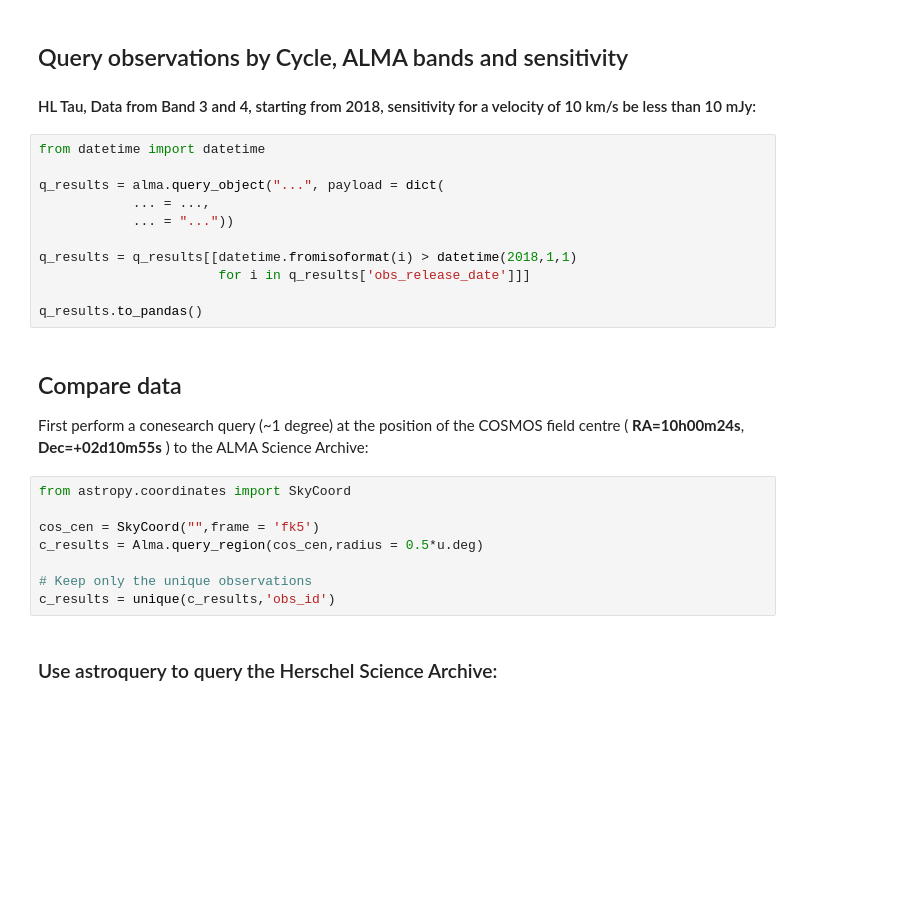
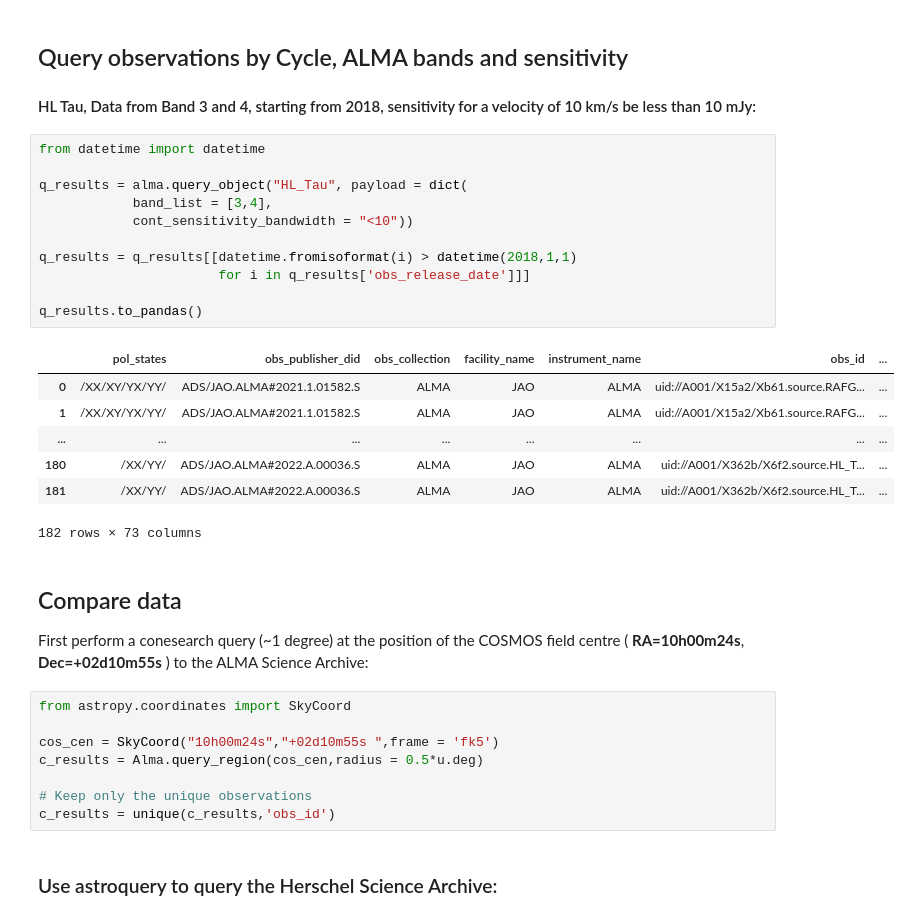
Before and after one commit to MTeasdale01/MTeasdale01, a Jupyter notebook: Query_tutorial_PPD.ipynb, the cells around one changed output. Cells and saved outputs as stored; diff of their text form; blank space fills up the shorter version.

```diff
--- a/Query_tutorial_PPD.ipynb
+++ b/Query_tutorial_PPD.ipynb
@@ -522,21 +621,29 @@ q_results['...'].data.data
 # %%
 from datetime import datetime
 
-q_results = alma.query_object("...", payload = dict(
-            ... = ...,
-            ... = "..."))
+q_results = alma.query_object("HL_Tau", payload = dict(
+            band_list = [3,4],
+            cont_sensitivity_bandwidth = "<10"))
 
 q_results = q_results[[datetime.fromisoformat(i) > datetime(2018,1,1)
                        for i in q_results['obs_release_date']]]
 
 q_results.to_pandas()
+# %% [output]
+|  | pol_states | obs_publisher_did | obs_collection | facility_name | instrument_name | obs_id | ... |
+| 0 | /XX/XY/YX/YY/ | ADS/JAO.ALMA#2021.1.01582.S | ALMA | JAO | ALMA | uid://A001/X15a2/Xb61.source.RAFG... | ... |
+| 1 | /XX/XY/YX/YY/ | ADS/JAO.ALMA#2021.1.01582.S | ALMA | JAO | ALMA | uid://A001/X15a2/Xb61.source.RAFG... | ... |
+| ... | ... | ... | ... | ... | ... | ... | ... |
+| 180 | /XX/YY/ | ADS/JAO.ALMA#2022.A.00036.S | ALMA | JAO | ALMA | uid://A001/X362b/X6f2.source.HL_T... | ... |
+| 181 | /XX/YY/ | ADS/JAO.ALMA#2022.A.00036.S | ALMA | JAO | ALMA | uid://A001/X362b/X6f2.source.HL_T... | ... |
+182 rows × 73 columns
 # %% [markdown]
 ## Compare data
 First perform a conesearch query (~1 degree) at the position of the COSMOS field centre ( **RA=10h00m24s**, **Dec=+02d10m55s** ) to the ALMA Science Archive:
 # %%
 from astropy.coordinates import SkyCoord
 
-cos_cen = SkyCoord("",frame = 'fk5')
+cos_cen = SkyCoord("10h00m24s","+02d10m55s ",frame = 'fk5')
 c_results = Alma.query_region(cos_cen,radius = 0.5*u.deg)
 
 # Keep only the unique observations
```
Also changed, not shown: parts of 17 cells of this notebook.
